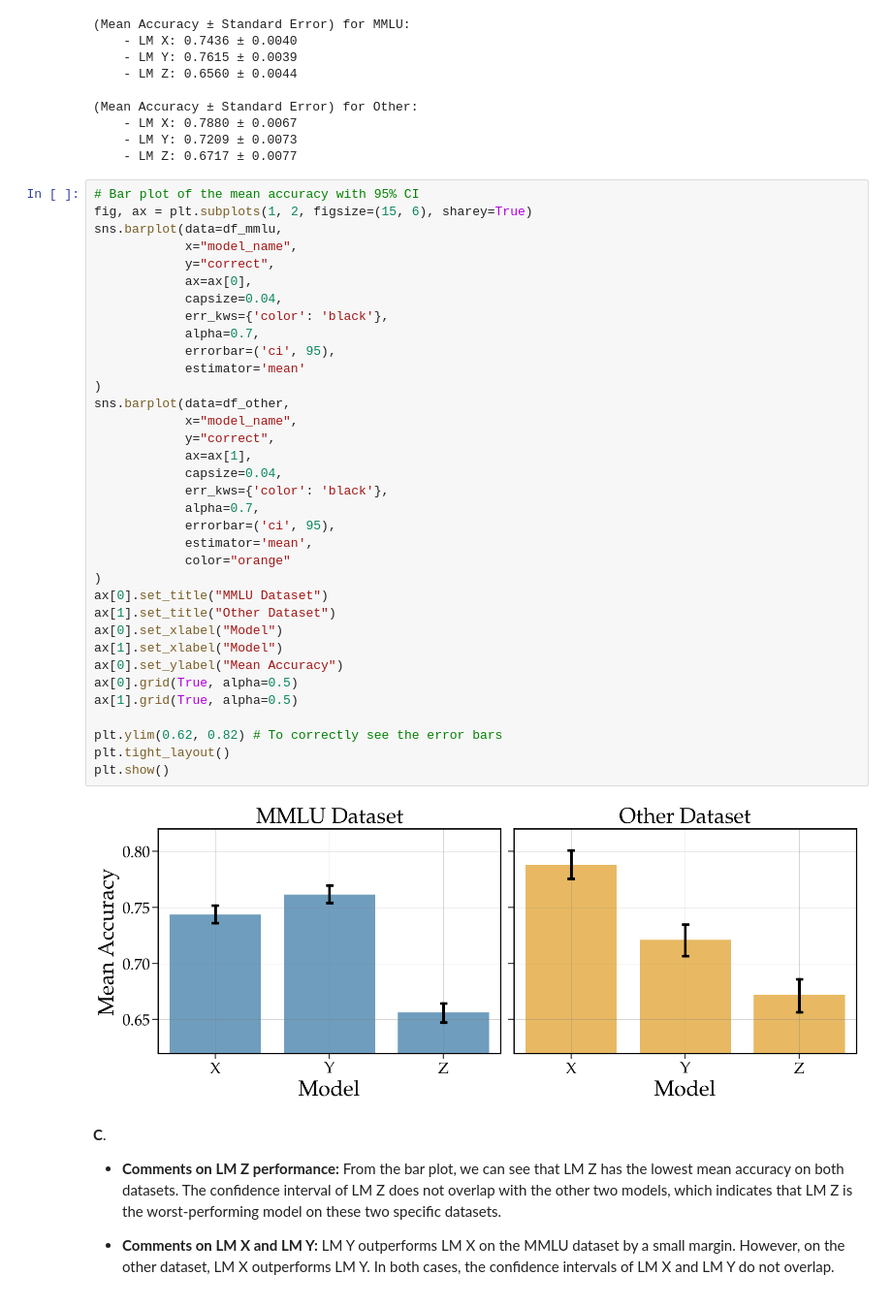
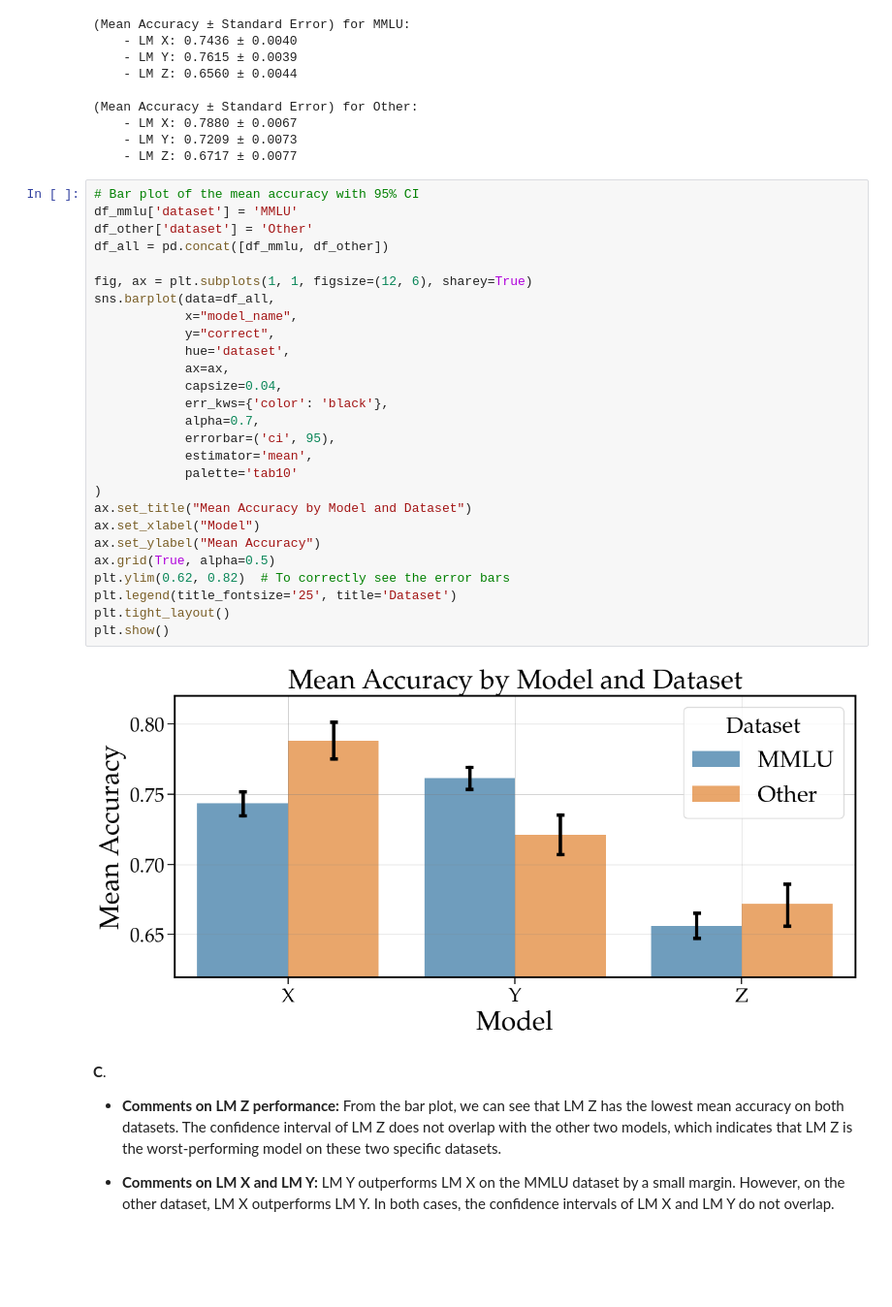
Before and after one commit to sylvainshan/Applied-Data-Analysis, a Jupyter notebook: Homework/01_PROJECT_NEUTRALITY/analysis.ipynb, the cells around one changed output. Shown at 97% size. Saved outputs shown, nothing was run; the diff lists cells and outputs as text; blank space fills up the shorter version.

Commit message:
Update plot

```diff
--- a/Homework/01_PROJECT_NEUTRALITY/analysis.ipynb
+++ b/Homework/01_PROJECT_NEUTRALITY/analysis.ipynb
@@ -562,41 +562,33 @@ for model in ["X", "Y", "Z"]:
     - LM Z: 0.6717 ± 0.0077
 # %%
 # Bar plot of the mean accuracy with 95% CI
-fig, ax = plt.subplots(1, 2, figsize=(15, 6), sharey=True)
-sns.barplot(data=df_mmlu,
+df_mmlu['dataset'] = 'MMLU'
+df_other['dataset'] = 'Other'
+df_all = pd.concat([df_mmlu, df_other])
+
+fig, ax = plt.subplots(1, 1, figsize=(12, 6), sharey=True)
+sns.barplot(data=df_all,
             x="model_name",
             y="correct",
-            ax=ax[0],
-            capsize=0.04,
-            err_kws={'color': 'black'},
-            alpha=0.7,
-            errorbar=('ci', 95),
-            estimator='mean'
-)
-sns.barplot(data=df_other,
-            x="model_name",
-            y="correct",
-            ax=ax[1],
+            hue='dataset',
+            ax=ax,
             capsize=0.04,
             err_kws={'color': 'black'},
             alpha=0.7,
             errorbar=('ci', 95),
             estimator='mean',
-            color="orange"
+            palette='tab10'
 )
-ax[0].set_title("MMLU Dataset")
-ax[1].set_title("Other Dataset")
-ax[0].set_xlabel("Model")
-ax[1].set_xlabel("Model")
-ax[0].set_ylabel("Mean Accuracy")
-ax[0].grid(True, alpha=0.5)
-ax[1].grid(True, alpha=0.5)
-
-plt.ylim(0.62, 0.82) # To correctly see the error bars
+ax.set_title("Mean Accuracy by Model and Dataset")
+ax.set_xlabel("Model")
+ax.set_ylabel("Mean Accuracy")
+ax.grid(True, alpha=0.5)
+plt.ylim(0.62, 0.82)  # To correctly see the error bars
+plt.legend(title_fontsize='25', title='Dataset')
 plt.tight_layout()
 plt.show()
 # %% [output]
-[figure, old version]
+[figure, new version]
 # %% [markdown]
 **C**.
 - **Comments on LM Z performance:** From the bar plot, we can see that LM Z has the lowest mean accuracy on both datasets. The confidence interval of LM Z does not overlap with the other two models, which indicates that LM Z is the worst-performing model on these two specific datasets.
```
